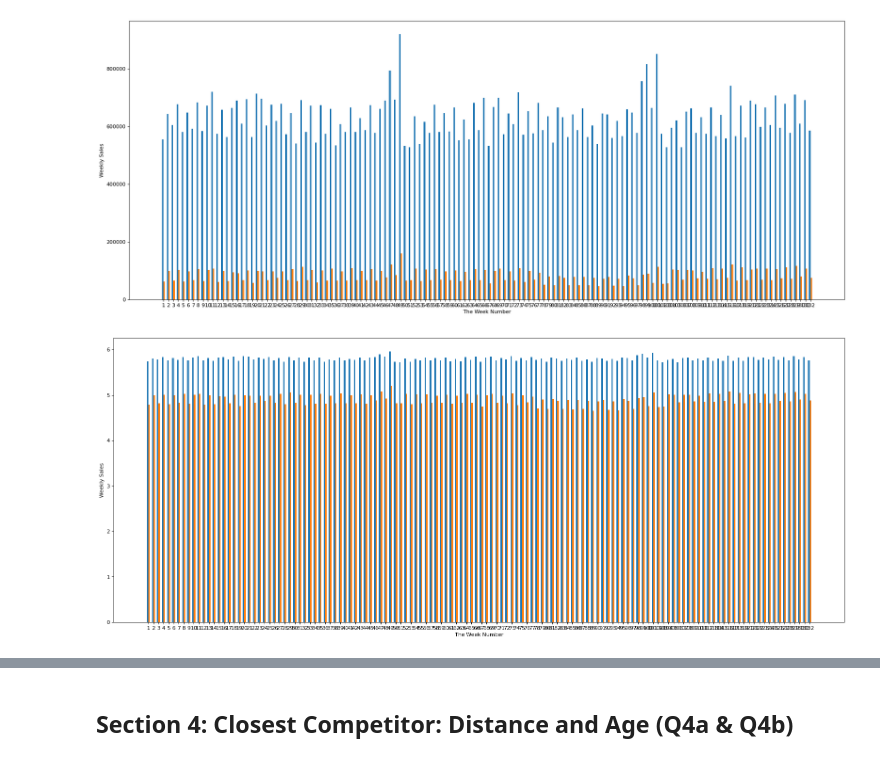
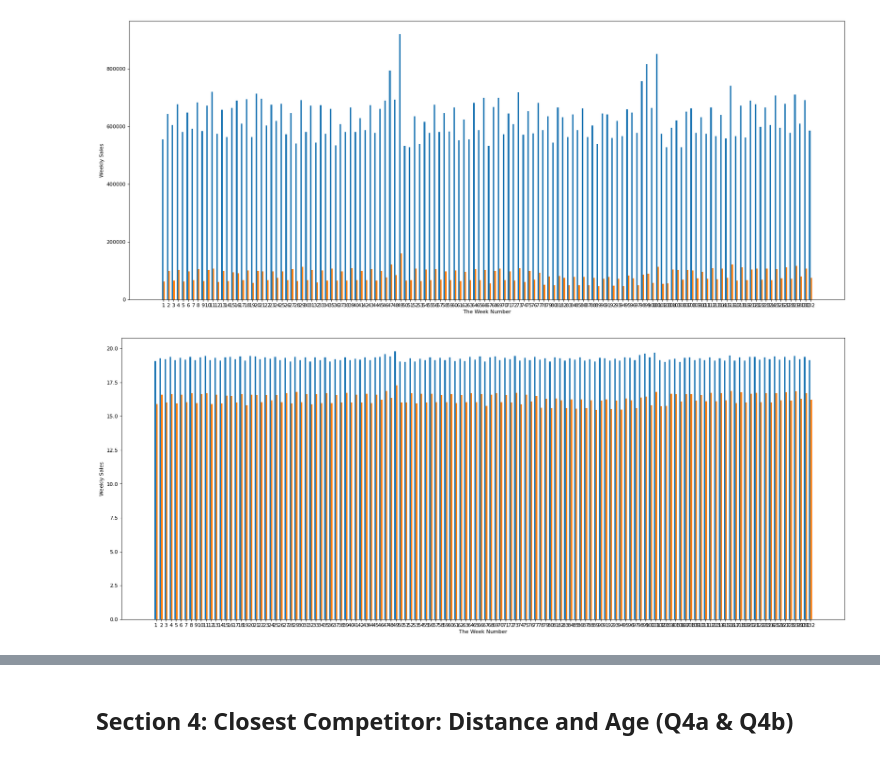
Before and after one commit to babuaravind/Rossman-Store-Sales, a Jupyter notebook: Babu_Aravind_Sivamani_cse519_hw3_bond_james_123456789.ipynb, the cells around one changed output, grey strips where cells are left out. Cells and saved outputs as stored; diff of their text form; code cells hidden in the pictures.

```diff
--- a/Babu_Aravind_Sivamani_cse519_hw3_bond_james_123456789.ipynb
+++ b/Babu_Aravind_Sivamani_cse519_hw3_bond_james_123456789.ipynb
@@ -380,12 +380,12 @@ plt.show()
 [figure]
 # %%
 figure(figsize=(25,10), dpi=80)
-plt.bar(np.array(x)-0.15, np.log10(weekly_sales), width = 0.3)
-plt.bar(np.array(x)+0.15, np.log10(weekly_sales_bot), width = 0.3)
+plt.bar(np.array(x)-0.15, np.log2(weekly_sales), width = 0.3)
+plt.bar(np.array(x)+0.15, np.log2(weekly_sales_bot), width = 0.3)
 plt.xticks(range(min(x), max(x)+1))
 plt.xlabel("The Week Number")
 plt.ylabel('Weekly Sales')
 plt.show()
 # %% [output]
-[figure, old version]
+[figure, new version]
 # %%
```
Also changed, not shown: parts of 1 cell of this notebook.
